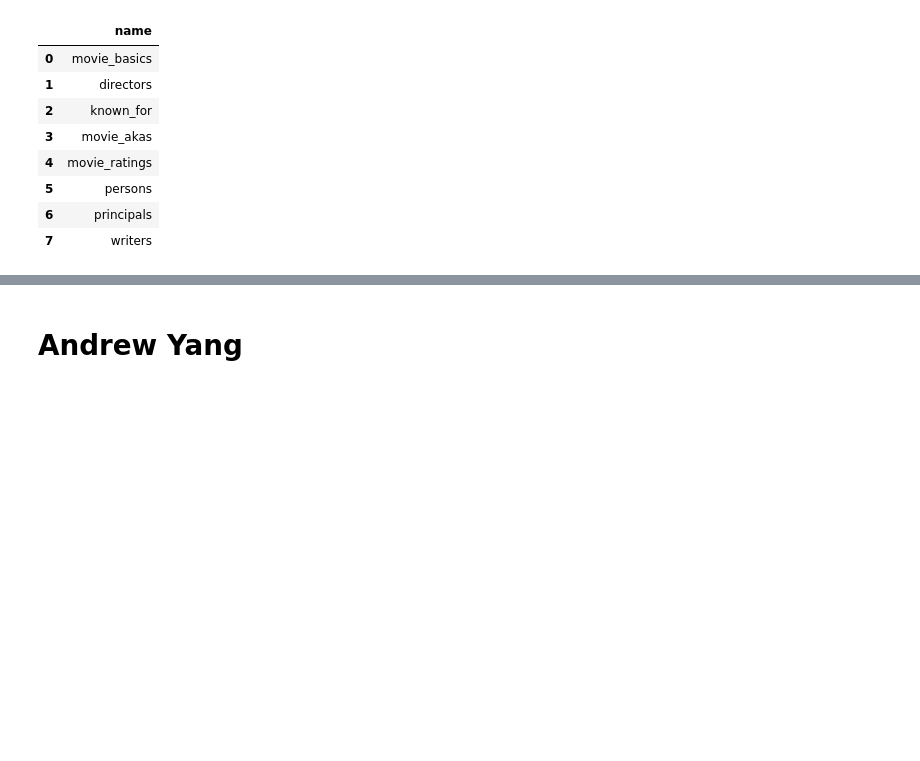
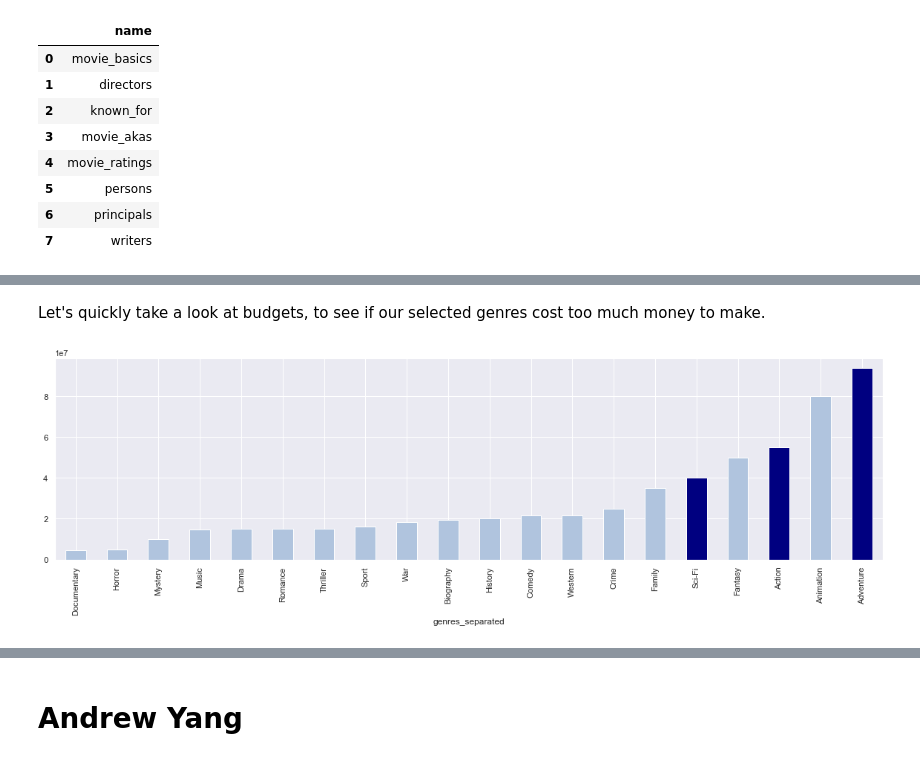
Before and after one commit to doriggs/Semester1Capstone, a Jupyter notebook: student.ipynb, the cells around one changed output, grey strips where cells are left out. Saved outputs shown, nothing was run; the diff lists cells and outputs as text; code cells hidden in the pictures; blank space fills up the shorter version.

```diff
--- a/student.ipynb
+++ b/student.ipynb
@@ -49,0 +360,11 @@ WHERE
+# %% [markdown]
+Let's quickly take a look at budgets, to see if our selected genres cost too much money to make.
+# %%
+# Graph of how much a movie in each genre cost by median value
+fig, ax = plt.subplots(figsize=(20,5))
+genre_df = genre_df.sort_values('median_production_budget')
+genre_df.median_production_budget.plot.bar(ax=ax, color=\
+     ["navy" if (x == 'Action' or x == 'Sci-Fi' or x == 'Adventure' ) \
+      else 'lightsteelblue' for x in genre_df.index]);
+# %% [output]
+[figure, added]
```
Also changed, not shown: parts of 42 cells of this notebook.
